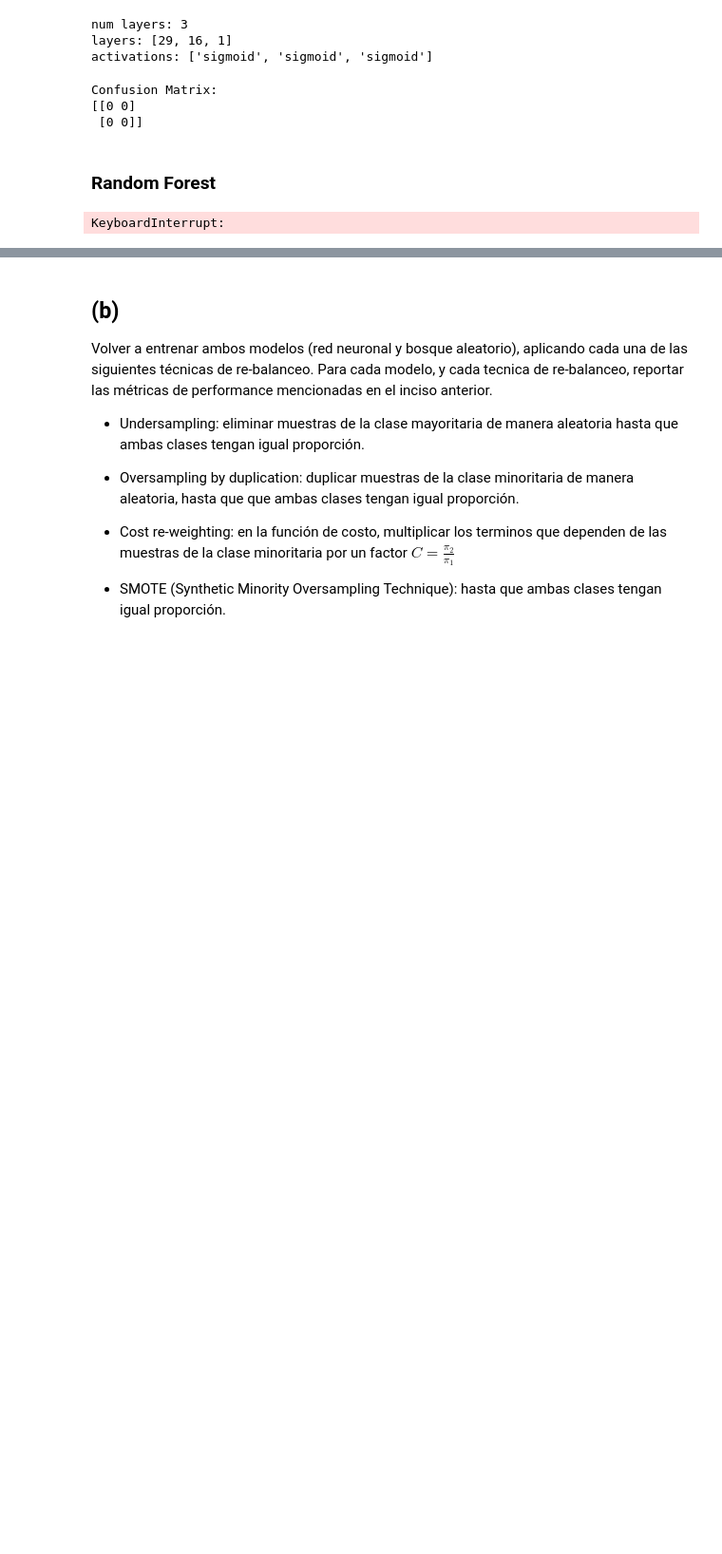
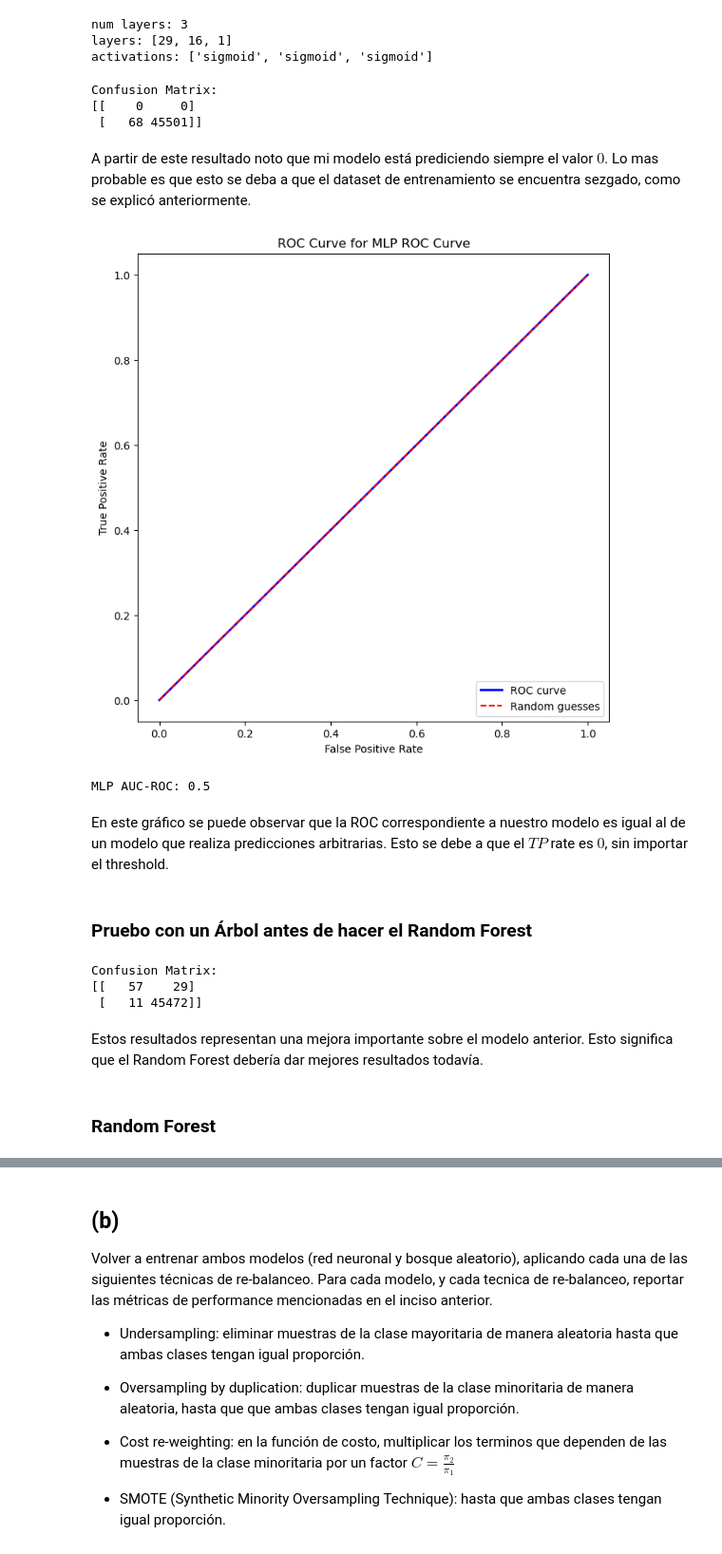
Before and after one commit to maxgubitosi/ML-Classification-Models-from-Scratch, a Jupyter notebook: Problema 2/Problema_2.ipynb, the cells around one changed output, grey strips where cells are left out. Shown: that part at 95% size. Saved outputs shown, nothing was run; the diff lists cells and outputs as text; code cells hidden in the pictures; blank space fills up the shorter version.

```diff
--- a/Problema 2/Problema_2.ipynb
+++ b/Problema 2/Problema_2.ipynb
@@ -95,13 +139,16 @@ Opcional: Implementar la técnica de “Early Stopping” monitoreando AU-PRC (
 # %%
 # fit MLP model
 X_train.shape[1]
-mlp = MLP(X_train.shape[1], [29, 16, 1], ['sigmoid', 'sigmoid', 'sigmoid'])
+mlp = MLP(X_train.shape[1], [29, 16, 1], ['sigmoid', 'sigmoid', 'sigmoid'], verbose=False)
+
+# prueba = list(zip(X_train.values, y_train))
+# prueba
 
 train_losses_1, test_losses_1 = mlp.fit(list(zip(X_train.values, y_train)),
                                         list(zip(X_validation.values, y_validation)),
-                                        48,
+                                        2048,
                                         alpha=0.001,
-                                        max_epochs=150)
+                                        max_epochs=50)
 # %%
 print(f"num layers: {mlp.num_layers}")
 print(f"layers: {mlp.layers}")
@@ -115,16 +162,37 @@ y_mlp_valid_pred = mlp.predict(X_validation)
 # %%
 TP, TN, FP, FN = confusion_matrix(y_validation, y_mlp_valid_pred)
 # %%
-print(f"Confusion Matrix: \n{np.array([[TN, FP], [FN, TP]])}")
+print(f"Confusion Matrix: \n{np.array([[TP, FP], [FN, TN]])}")
 # %% [output]
 Confusion Matrix:
-[[0 0]
- [0 0]]
+[[    0     0]
+ [   68 45501]]
+# %% [markdown]
+A partir de este resultado noto que mi modelo está prediciendo siempre el valor $0$. Lo mas probable es que esto se deba a que el dataset de entrenamiento se encuentra sezgado, como se explicó anteriormente.
+# %%
+fpr_mlp, tpr_mlp = roc_curve(y_validation, mlp, X_validation, plot=True, model_name='MLP ROC Curve')
+mlp_auc_roc = auc_roc(fpr_mlp, tpr_mlp)
+print(f"MLP AUC-ROC: {mlp_auc_roc}")
+# %% [output]
+[figure, added]
+MLP AUC-ROC: 0.5
+# %% [markdown]
+En este gráfico se puede observar que la ROC correspondiente a nuestro modelo es igual al de un modelo que realiza predicciones arbitrarias. Esto se debe a que el $TP$ rate es $0$, sin importar el threshold.
+# %% [markdown]
+### Pruebo con un Árbol antes de hacer el Random Forest
+# %%
+dec_tree = DecisionTree(min_samples_leaf=2, max_depth=5, min_information_gain=0)
+dec_tree.fit(X_train.values, y_train)
+y_dec_tree_valid_pred = dec_tree.predict(X_validation.values)
+
+TP, TN, FP, FN = confusion_matrix(y_validation, y_dec_tree_valid_pred)
+
+print(f"Confusion Matrix: \n{np.array([[TP, FP], [FN, TN]])}")
+# %% [output]
+Confusion Matrix:
+[[   57    29]
+ [   11 45472]]
+# %% [markdown]
+Estos resultados representan una mejora importante sobre el modelo anterior. Esto significa que el Random Forest debería dar mejores resultados todavía.
 # %% [markdown]
 ### Random Forest
-# %%
-dec_tree = DecisionTree(max_depth=3)
-dec_tree.fit(X_train.values, y_train)
-y_dec_tree_valid_pred = dec_tree.predict(X_validation)
-# %% [output]
-KeyboardInterrupt:
```
Also changed, not shown: parts of 23 cells of this notebook, 6 other files.
